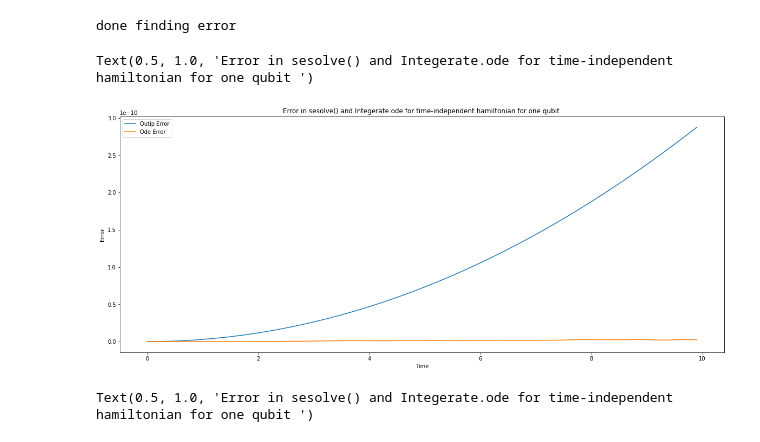
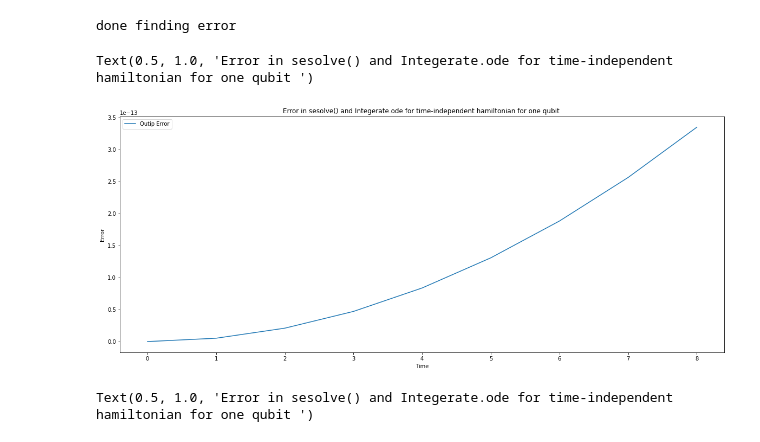
Before and after one commit to majdh98/Summer2021, a Jupyter notebook: Qutip_single_qubit_error.ipynb, the cells around one changed output. Saved outputs shown, nothing was run; the diff lists cells and outputs as text; code cells hidden in the pictures.

```diff
--- a/Qutip_single_qubit_error.ipynb
+++ b/Qutip_single_qubit_error.ipynb
@@ -59,7 +59,7 @@ Simulation Parameters:
 w = 1
 times = []
 t = 0
-dt = 0.1
+dt = 1
 max_time = 10
 while t < max_time-dt:
     times.append(t)
@@ -137,17 +137,17 @@ done finding error
 # %%
 p = plt.figure(1)
 p.set_figwidth(20)
 p.set_figheight(8)
 p = plt.subplot()
 p.plot(times, qutip_error)
-p.plot(times, ode_error)
+# p.plot(times, ode_error)
 p.legend(("Qutip Error", "Ode Error",))
 p.set_xlabel('Time')
 p.set_ylabel('Error')
 p.set_title("Error in sesolve() and Integerate.ode for time-independent hamiltonian for one qubit ")
 # %% [output]
 Text(0.5, 1.0, 'Error in sesolve() and Integerate.ode for time-independent hamiltonian for one qubit ')
-[figure, old version]
+[figure, new version]
 # %%
 p = plt.figure(1)
 p.set_figwidth(20)
```
Also changed, not shown: parts of 1 cell of this notebook, 3 other files.
